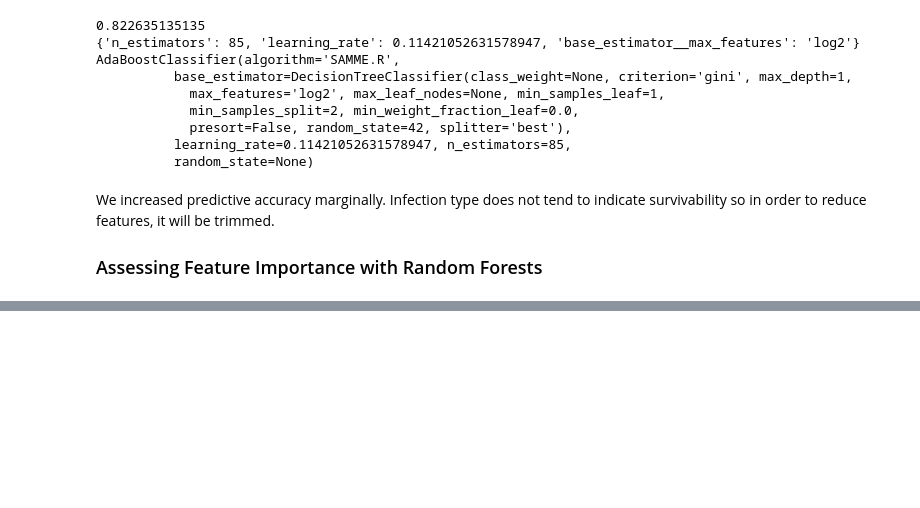
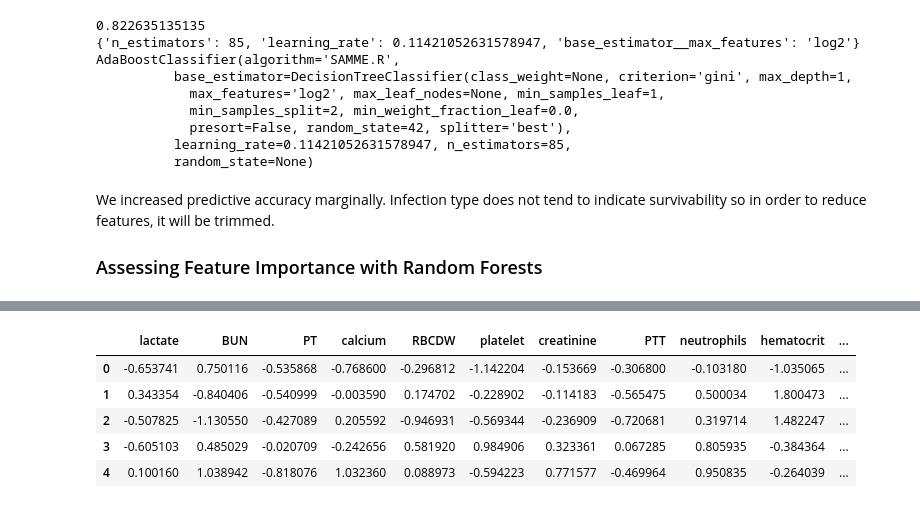
Before and after one commit to j-crowe/ICU_Survival_ML_Model_Comparison, a Jupyter notebook: Septic Feature Probe.ipynb, the cells around one changed output, grey strips where cells are left out. Saved outputs shown, nothing was run; the diff lists cells and outputs as text; code cells hidden in the pictures; blank space fills up the shorter version.

```diff
--- a/Septic Feature Probe.ipynb
+++ b/Septic Feature Probe.ipynb
@@ -640,0 +691,11 @@ for f in range(X.shape[1]):
+# %%
+important_features = X.columns[indices][:14]
+# %%
+X = X[important_features]
+# %% [output]
+|  | lactate | BUN | PT | calcium | RBCDW | platelet | creatinine | PTT | neutrophils | hematocrit | ... |
+| 0 | -0.653741 | 0.750116 | -0.535868 | -0.768600 | -0.296812 | -1.142204 | -0.153669 | -0.306800 | -0.103180 | -1.035065 | ... |
+| 1 | 0.343354 | -0.840406 | -0.540999 | -0.003590 | 0.174702 | -0.228902 | -0.114183 | -0.565475 | 0.500034 | 1.800473 | ... |
+| 2 | -0.507825 | -1.130550 | -0.427089 | 0.205592 | -0.946931 | -0.569344 | -0.236909 | -0.720681 | 0.319714 | 1.482247 | ... |
+| 3 | -0.605103 | 0.485029 | -0.020709 | -0.242656 | 0.581920 | 0.984906 | 0.323361 | 0.067285 | 0.805935 | -0.384364 | ... |
+| 4 | 0.100160 | 1.038942 | -0.818076 | 1.032360 | 0.088973 | -0.594223 | 0.771577 | -0.469964 | 0.950835 | -0.264039 | ... |
```
Also changed, not shown: parts of 9 cells of this notebook.
